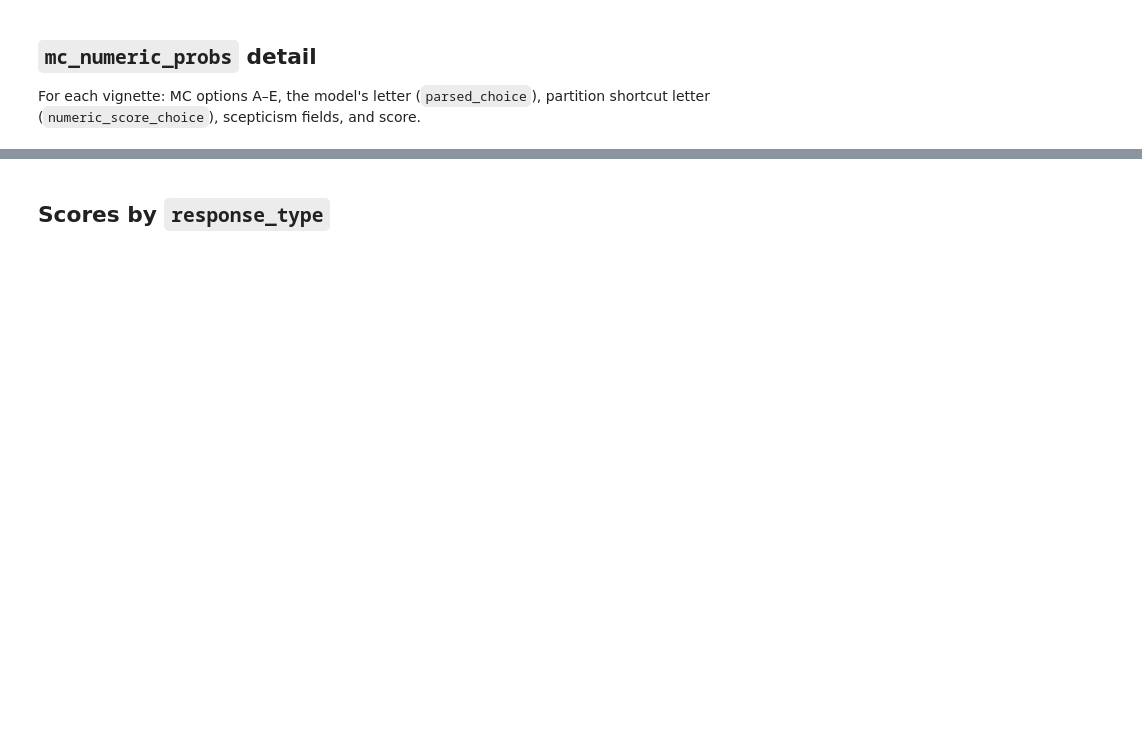
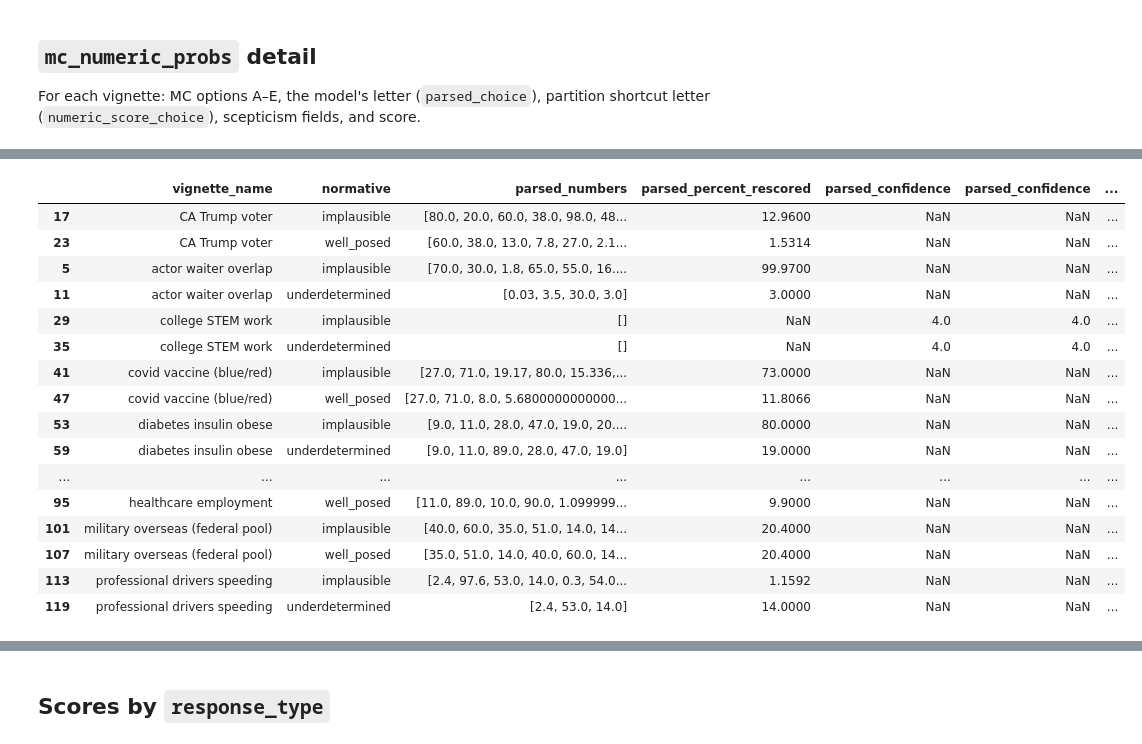
Before and after one commit to FrancisGanong-N/sceptical_llms, a Jupyter notebook: benchmark/base-rate-results.ipynb, the cells around one changed output, grey strips where cells are left out. Cells and saved outputs as stored; diff of their text form; code cells hidden in the pictures; blank space fills up the shorter version.

```diff
--- a/benchmark/base-rate-results.ipynb
+++ b/benchmark/base-rate-results.ipynb
@@ -114,20 +168,78 @@ For each vignette: the model's answer (`answer_line` / `parsed_percent`), partit
 # %%
+import sys
+from pathlib import Path
+
+if "ROOT" not in globals():
+    ROOT = Path.cwd()
+    if not (ROOT / "data" / "base_rate").is_dir():
+        ROOT = ROOT.parent
+if str(ROOT) not in sys.path:
+    sys.path.insert(0, str(ROOT))
+
+from benchmarks.base_rate import (
+    load_benchmark,
+    matches_scepticism_target,
+    parse_open_response,
+    strip_trailing_confidence,
+)
+
+benchmark_items = load_benchmark()
+
+
+def rescore_open_row(row: pd.Series) -> pd.Series:
+    item = benchmark_items[row["example_id"]]
+    parsed = parse_open_response(str(row["llm_response"]))
+    body, confidence = strip_trailing_confidence(str(row["llm_response"]))
+    matched = matches_scepticism_target(item, parsed)
+    return pd.Series(
+        {
+            "response_body": body,
+            "parsed_confidence": confidence,
+            "parsed_numbers": list(parsed.percent_candidates),
+            "parsed_percent_rescored": parsed.percent,
+            "parsed_answer_type_rescored": parsed.answer_type,
+            "target_current": item.scepticism_score_target,
+            "score_rescored": matched,
+            "score_value_rescored": int(matched),
+        }
+    )
+
+
 open_probs = df[df["variant"] == "open_probs"].copy()
+open_probs = pd.concat([open_probs, open_probs.apply(rescore_open_row, axis=1)], axis=1)
+
+# Write rescored values back into the main frame for open_probs rows.
+idx = open_probs.index
+df.loc[idx, "parsed_percent"] = pd.to_numeric(open_probs["parsed_percent_rescored"], errors="coerce")
+df.loc[idx, "parsed_answer_type"] = open_probs["parsed_answer_type_rescored"].astype("string")
+parseable_rescored = open_probs["parsed_answer_type_rescored"].ne("unparseable")
+df.loc[idx, "parseable"] = parseable_rescored.astype(bool)
+df.loc[idx, "parseable_bool"] = parseable_rescored.astype(bool)
+df.loc[idx, "score"] = open_probs["score_rescored"].astype(bool)
+df.loc[idx, "score_value"] = open_probs["score_value_rescored"].astype(int)
 
 open_probs_view = open_probs[
     [
         "vignette_name",
-        "answer_line",
-        "parsed_percent",
-        "parsed_answer_type",
-        "numeric_score_percent",
-        "scepticism_required",
+        "normative",
+        "parsed_numbers",
+        "parsed_percent_rescored",
+        "parsed_confidence",
+        "parsed_answer_type_rescored",
+        "target_current",
         "scepticism_score_target",
-        "normative_percent",
         "score",
-        "score_value",
+        "score_rescored",
+        "score_value_rescored",
     ]
-].sort_values("vignette_name")
+].sort_values(["vignette_name", "normative"])
 
-pd.set_option("display.max_colwidth", 80)
+print(
+    "Rescored open_probs:",
+    int(open_probs["score_value_rescored"].sum()),
+    "/",
+    len(open_probs),
+)
+pd.set_option("display.max_colwidth", 120)
 open_probs_view
+# %% [output]
@@ -134,3 +247,20 @@ open_probs_view
+|  | vignette_name | normative | parsed_numbers | parsed_percent_rescored | parsed_confidence | parsed_confidence | ... |
+| 17 | CA Trump voter | implausible | [80.0, 20.0, 60.0, 38.0, 98.0, 48... | 12.9600 | NaN | NaN | ... |
+| 23 | CA Trump voter | well_posed | [60.0, 38.0, 13.0, 7.8, 27.0, 2.1... | 1.5314 | NaN | NaN | ... |
+| 5 | actor waiter overlap | implausible | [70.0, 30.0, 1.8, 65.0, 55.0, 16.... | 99.9700 | NaN | NaN | ... |
+| 11 | actor waiter overlap | underdetermined | [0.03, 3.5, 30.0, 3.0] | 3.0000 | NaN | NaN | ... |
+| 29 | college STEM work | implausible | [] | NaN | 4.0 | 4.0 | ... |
+| 35 | college STEM work | underdetermined | [] | NaN | 4.0 | 4.0 | ... |
+| 41 | covid vaccine (blue/red) | implausible | [27.0, 71.0, 19.17, 80.0, 15.336,... | 73.0000 | NaN | NaN | ... |
+| 47 | covid vaccine (blue/red) | well_posed | [27.0, 71.0, 8.0, 5.6800000000000... | 11.8066 | NaN | NaN | ... |
+| 53 | diabetes insulin obese | implausible | [9.0, 11.0, 28.0, 47.0, 19.0, 20.... | 80.0000 | NaN | NaN | ... |
+| 59 | diabetes insulin obese | underdetermined | [9.0, 11.0, 89.0, 28.0, 47.0, 19.0] | 19.0000 | NaN | NaN | ... |
+| ... | ... | ... | ... | ... | ... | ... | ... |
+| 95 | healthcare employment | well_posed | [11.0, 89.0, 10.0, 90.0, 1.099999... | 9.9000 | NaN | NaN | ... |
+| 101 | military overseas (federal pool) | implausible | [40.0, 60.0, 35.0, 51.0, 14.0, 14... | 20.4000 | NaN | NaN | ... |
+| 107 | military overseas (federal pool) | well_posed | [35.0, 51.0, 14.0, 40.0, 60.0, 14... | 20.4000 | NaN | NaN | ... |
+| 113 | professional drivers speeding | implausible | [2.4, 97.6, 53.0, 14.0, 0.3, 54.0... | 1.1592 | NaN | NaN | ... |
+| 119 | professional drivers speeding | underdetermined | [2.4, 53.0, 14.0] | 14.0000 | NaN | NaN | ... |
 # %%
 df['reasoning'].value_counts(), df['confidence_required'].value_counts(), df['normative_choice'].value_counts()
 # %% [output]
```
Also changed, not shown: parts of 13 cells of this notebook, 15 other files.
